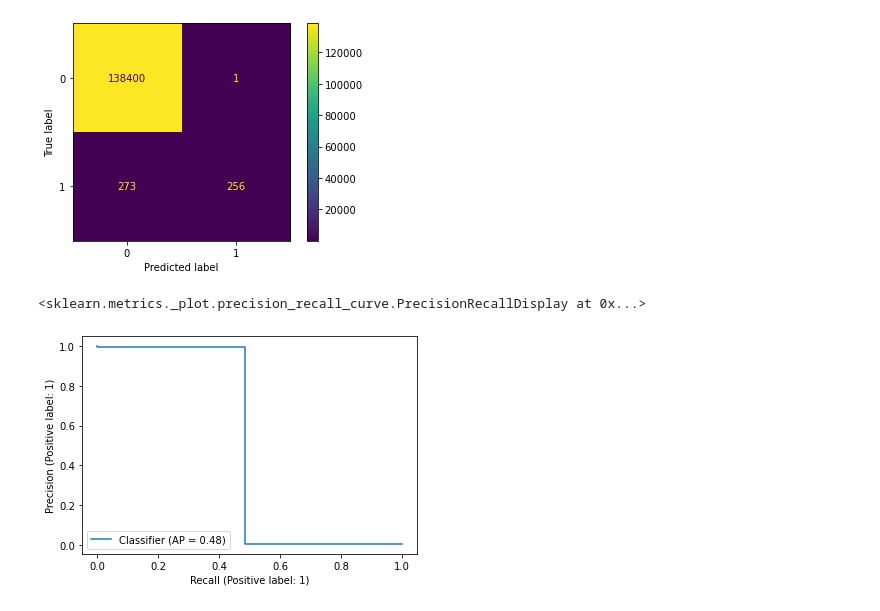
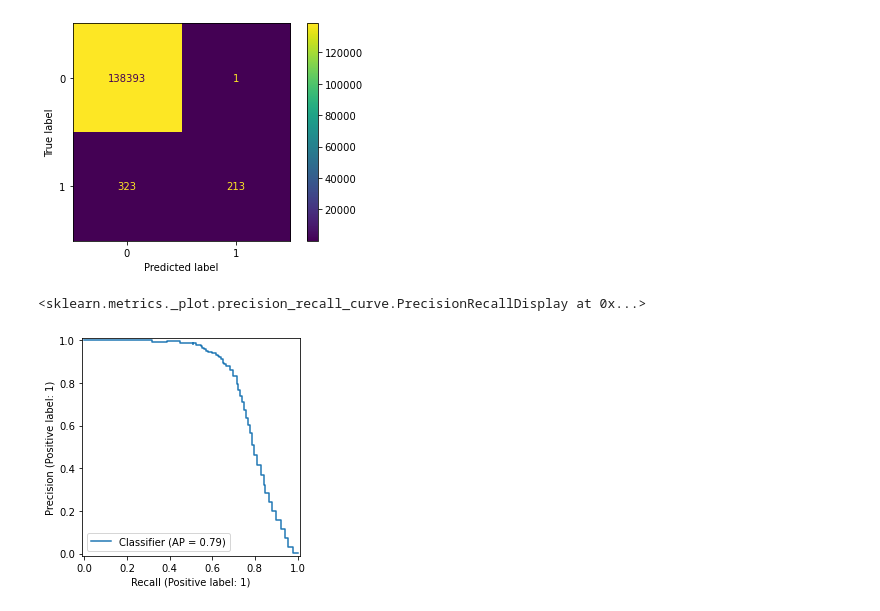
Before and after one commit to limperstickhelp23/Credit_Fraud_Detection, a Jupyter notebook: models/RForest/RFDiffPreProc.ipynb, the cells around one changed output. Drawn from its saved outputs; the diff is of its cells as text; code cells hidden in the pictures.

```diff
--- a/models/RForest/RFDiffPreProc.ipynb
+++ b/models/RForest/RFDiffPreProc.ipynb
@@ -63,15 +33,29 @@ X_val["gender"] = X_val["gender"].replace({'M': 0, 'F': 1})
+# %%
+used_data = X_used.copy()
+used_data['is_fraud'] = y
+features = used_data.select_dtypes(np.object_).columns
+cat_features = []
+for feature in features:
+    used_data[feature] = used_data[feature].astype('category')
+    cat_features.append(feature)
+# %%
+X_train, X_test, y_train, y_test = train_test_split(used_data.drop('is_fraud', axis = 1),
+                                                    used_data['is_fraud'],
+                                                    stratify = used_data['is_fraud'],
+                                                    test_size = 0.25)
+
+train_data = X_train.copy()
+train_data['is_fraud'] = y_train
 # %%
-cols_encoder = ["merchant", "category", "street", "job", "city", "state"]
+cols_encoder = cat_features
 
 encoder = ce.BinaryEncoder(cols=cols_encoder)
 
 tra_encoder = encoder.fit_transform(X_train[cols_encoder])
-
-valid_encod = encoder.transform(X_val[cols_encoder])
 test_encode = encoder.transform(X_test[cols_encoder])
 
 X_train = X_train.drop(columns=cols_encoder).join(tra_encoder)
-X_val = X_val.drop(columns=cols_encoder).join(valid_encod)
+
 X_test = X_test.drop(columns=cols_encoder).join(test_encode)
 # %%
 rf_base_model = RandomForestClassifier()
@@ -89,0 +65,16 @@ precision_recall_fscore_support(y_test,pred)
+# %%
+from sklearn.metrics import roc_curve, precision_recall_curve, auc
+
+ovs = RandomOverSampler(sampling_strategy = "auto", random_state = 11)
+x_rovs, y_rovs = ovs.fit_resample(X_train, y_train)
+
+rf_base_model.fit(x_rovs, y_rovs)
+y_pred_proba_ovs = rf_base_model.predict_proba(X_test)
+y_pred_ovs = rf_base_model.predict(X_test)
+fpr, tpr, _ = roc_curve(y_test, y_pred_proba_ovs[:,1])
+roc_auc = auc(fpr, tpr)
+
+# Compute Precision-Recall curve and area for the positive class
+precision, recall, _ = precision_recall_curve(y_test, y_pred_proba_ovs[:,1])
+pr_auc = auc(recall, precision)
+print(f"roc_auc: {roc_auc} pr_recall: {pr_auc}")
@@ -99,7 +92,7 @@ plt.show
 <function matplotlib.pyplot.show(close=None, block=None)>
 [figure]
 # %%
-PrecisionRecallDisplay.from_predictions(y_test, pred)
+PrecisionRecallDisplay.from_predictions(y_test, y_pred_proba_ovs[:,1])
 # %% [output]
 <sklearn.metrics._plot.precision_recall_curve.PrecisionRecallDisplay at 0x...>
-[figure, old version]
+[figure, new version]
```
Also changed, not shown: parts of 12 cells of this notebook.
